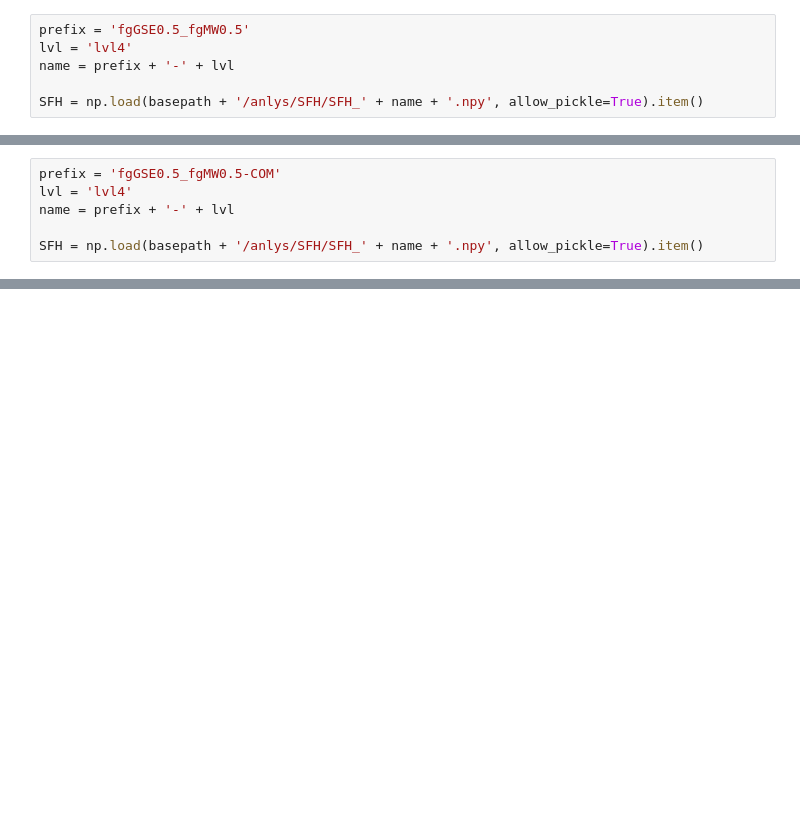
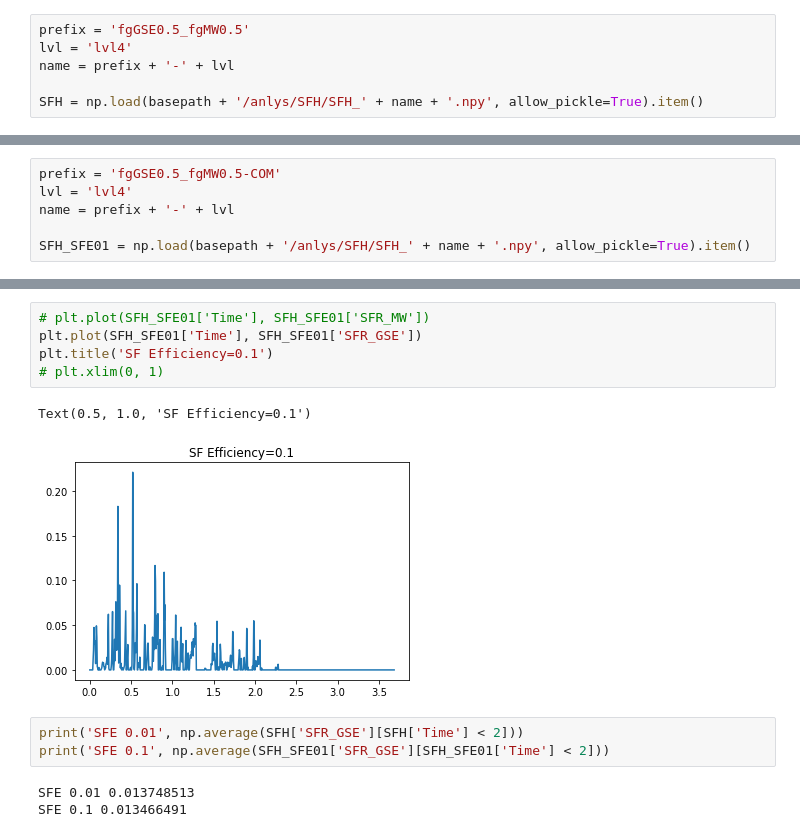
Before and after one commit to gusbeane/GSEgas, a Jupyter notebook: notebooks/SFH.ipynb, the cells around one changed output, grey strips where cells are left out. Cells and saved outputs as stored; diff of their text form; blank space fills up the shorter version.

```diff
--- a/notebooks/SFH.ipynb
+++ b/notebooks/SFH.ipynb
@@ -23,5 +76,5 @@ prefix = 'fgGSE0.5_fgMW0.5-COM'
 lvl = 'lvl4'
 name = prefix + '-' + lvl
 
-SFH = np.load(basepath + '/anlys/SFH/SFH_' + name + '.npy', allow_pickle=True).item()
+SFH_SFE01 = np.load(basepath + '/anlys/SFH/SFH_' + name + '.npy', allow_pickle=True).item()
 # %%
@@ -32,3 +85,17 @@ plt.title('SF Efficiency=0.1')
 # %% [output]
 Text(0.5, 1.0, 'SF Efficiency=0.1')
 [figure]
+# %%
+# plt.plot(SFH_SFE01['Time'], SFH_SFE01['SFR_MW'])
+plt.plot(SFH_SFE01['Time'], SFH_SFE01['SFR_GSE'])
+plt.title('SF Efficiency=0.1')
+# plt.xlim(0, 1)
+# %% [output]
+Text(0.5, 1.0, 'SF Efficiency=0.1')
+[figure, added]
+# %%
+print('SFE 0.01', np.average(SFH['SFR_GSE'][SFH['Time'] < 2]))
+print('SFE 0.1', np.average(SFH_SFE01['SFR_GSE'][SFH_SFE01['Time'] < 2]))
+# %% [output]
+SFE 0.01 0.013748513
+SFE 0.1 0.013466491
```
Also changed, not shown: parts of 10 cells of this notebook, 8 other files.
